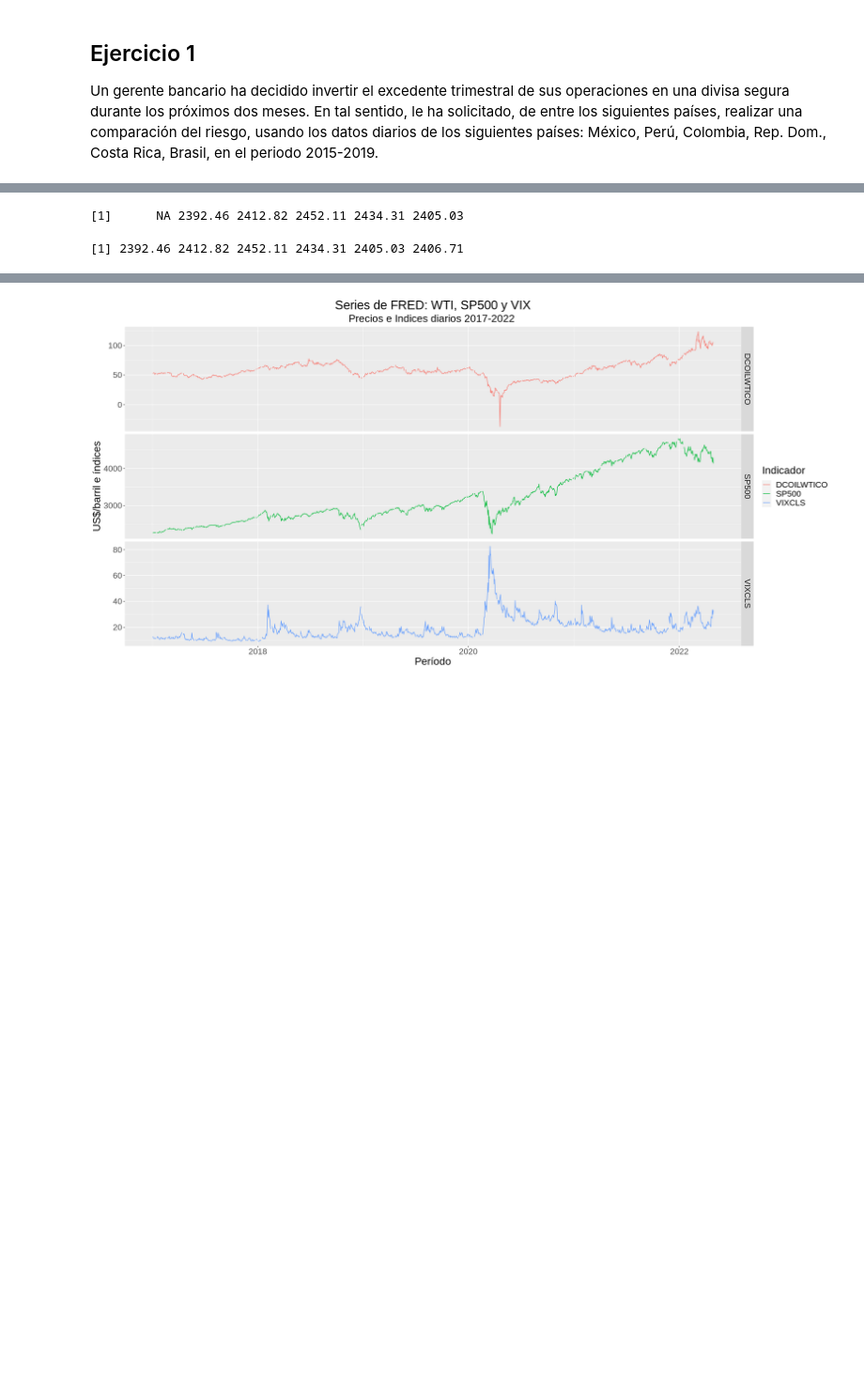
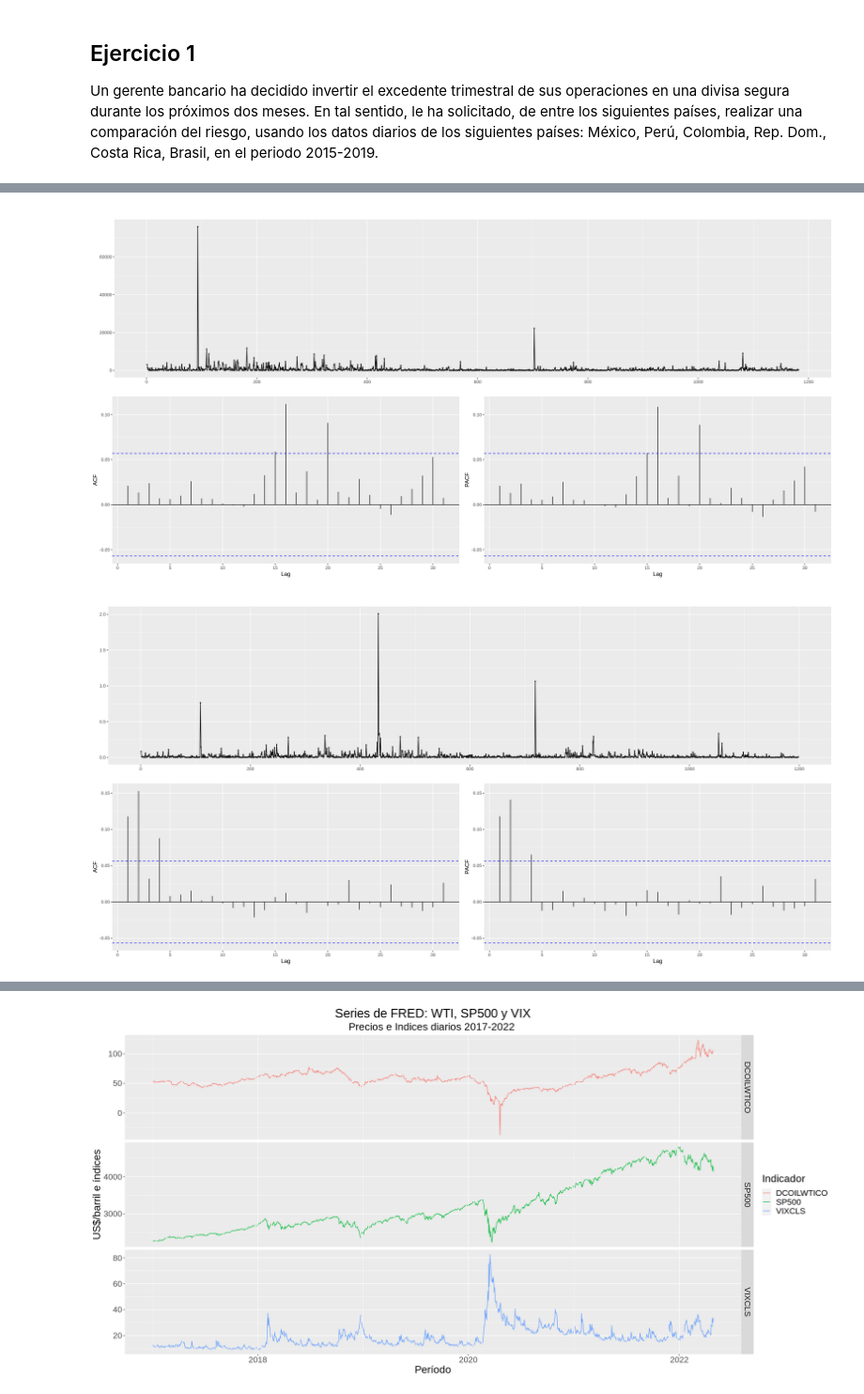
Before and after one commit to samyff12/Sales.Analysis, a Jupyter notebook: EF_tarea_3.ipynb, the cells around one changed output, grey strips where cells are left out. Shown at 94% size. Cells and saved outputs as stored; diff of their text form; code cells hidden in the pictures; blank space fills up the shorter version.

```diff
--- a/EF_tarea_3.ipynb
+++ b/EF_tarea_3.ipynb
@@ -123,8 +132,34 @@ df1 %>% ggplot(aes(x = date, y = rt, color = variable)) +
-# %%
-head(shift(df1$value, 1))
-# %% [output]
-[1]      NA 2392.46 2412.82 2452.11 2434.31 2405.03
-# %%
-head(df1$value)
-# %% [output]
-[1] 2392.46 2412.82 2452.11 2434.31 2405.03 2406.71
+# %%
+##### 1.5 De cada serie de rendimiento, excluya el 5% de sus valores extremos y obtenga nuevamente sus niveles de volatilidad
+z_scores <- as.data.frame(sapply(df, function(df) (abs(df-mean(df))/sd(df))))
+head(z_scores)
+
+col = df[z_scores$colombia < 2.5, c(1,2)]
+mex = df[z_scores$mexico < 2.5, c(1,3)]
+bra = df[z_scores$brasil < 2.5, c(1,4)]
+cr = df[z_scores$costarica < 2.5, c(1,5)]
+rd = df[z_scores$repdom < 2.5, c(1,6)]
+
+p1 <- col %>% mutate(vol=(log(col$colombia) - lag(log(col$colombia),1))^2) %>% ggplot(aes(x=date, y=vol)) + geom_line() + labs(title="Colombia")
+p2 <- mex %>% mutate(vol=(log(mex$mexico) - lag(log(mex$mexico),1))^2) %>% ggplot(aes(x=date, y=vol)) + geom_line() + labs(title="Mexico")
+p3<- bra %>% mutate(vol=(log(bra$brasil) - lag(log(bra$brasil),1))^2) %>% ggplot(aes(x=date, y=vol)) + geom_line() + labs(title="Brasil")
+p4 <- cr %>% mutate(vol=(log(cr$costarica) - lag(log(cr$costarica),1))^2) %>% ggplot(aes(x=date, y=vol)) + geom_line() + labs(title="CR")
+p5 <- rd %>% mutate(vol=(log(rd$repdom) - lag(log(rd$repdom),1))^2) %>% ggplot(aes(x=date, y=vol)) + geom_line() + labs(title="RD")
+
+plot_grid(p1,p2,p3,p4,p5)
+# %%
+#### 1.6.Proponga un AR(1) para cada serie y recupere su nivel de volatilidad.
+arima_col <-(arima(col$colombia,order = c(1,0,0))$residuals)^2
+arima_mex <-(arima(mex$mexico,order = c(1,0,0))$residuals)^2
+arima_bra <-(arima(bra$brasil,order = c(1,0,0))$residuals)^2
+arima_cr <-(arima(cr$costarica,order = c(1,0,0))$residuals)^2
+arima_rd <-(arima(rd$repdom,order = c(1,0,0))$residuals)^2
+
+ggtsdisplay(arima_col, main="")
+ggtsdisplay(arima_mex, main="")
+ggtsdisplay(arima_bra, main="")
+ggtsdisplay(arima_cr, main="")
+ggtsdisplay(arima_rd, main="")
+# %% [output]
+[figure, added]
+[figure, added]
```
Also changed, not shown: parts of 11 cells of this notebook.
